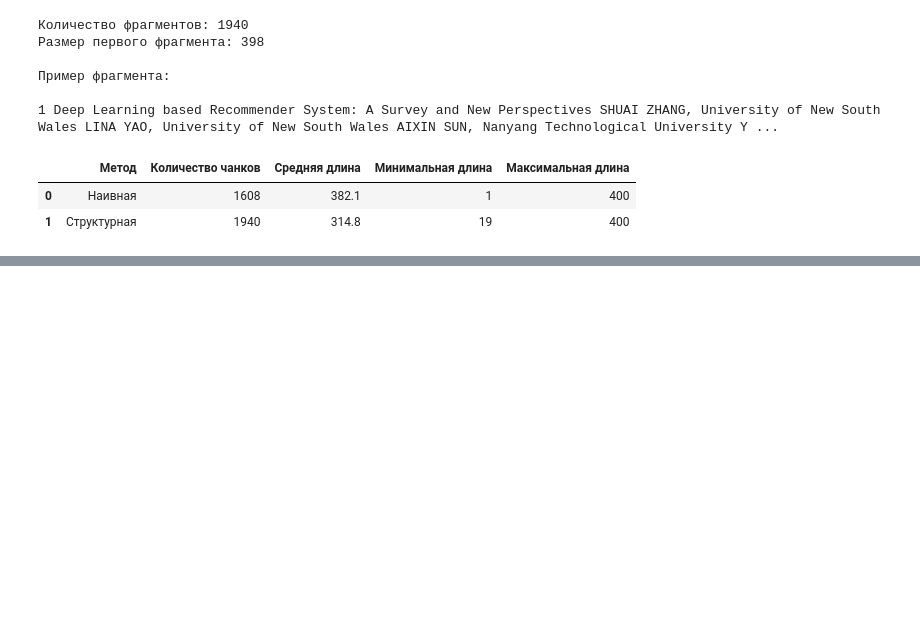
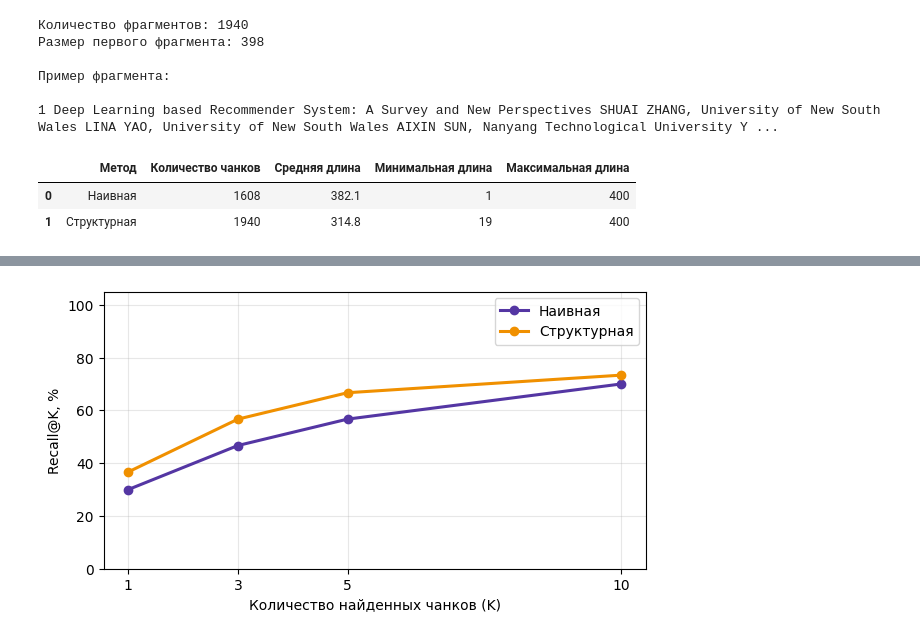
Before and after one commit to dshkkp/llm-rag-homework-02, a Jupyter notebook: homework02.ipynb, the cells around one changed output, grey strips where cells are left out. Saved outputs shown, nothing was run; the diff lists cells and outputs as text; code cells hidden in the pictures; blank space fills up the shorter version.

```diff
--- a/homework02.ipynb
+++ b/homework02.ipynb
@@ -235,0 +302,10 @@ assert len(structured_chunks) >= 300
+# %%
+def embed_cached(texts):
+    missing = list(dict.fromkeys(t for t in texts if key_of(t) not in EMB)) #set нельзя т.к. нет порядка
+    for i in range(0, len(missing), 64):
+        batch = missing[i:i+64]
+        for text, vector in zip(batch, embed_batch(batch)):
+            EMB[key_of(text)] = np.asarray(vector, dtype=np.float32)
+
+    vectors = np.stack([EMB[key_of(t)] for t in texts])
+    return vectors / np.linalg.norm(vectors, axis=1, keepdims=True)
@@ -235,0 +350,12 @@ assert len(structured_chunks) >= 300
+# %%
+def search_numpy(query_vec, vectors, k=5):
+    sims = vectors @ query_vec
+    top = np.argsort(-sims)[:k]
+    return[(int(i), float(sims[i])) for i in top]
+# %%
+print("Вопрос:", tasks[0]["question"])
+print("Правильный ответ:", tasks[0]["answer"])
+
+for i, score in search_numpy(q_vecs[0], char_vecs, 3):
+    print(round(score, 3), "|", char_chunks[i]["page"], "|", char_chunks[i]["text"][:400])
+    print()
@@ -235,0 +396,6 @@ assert len(structured_chunks) >= 300
+# %%
+curves = { "Наивная": recall_curve(char_chunks, char_vecs), "Структурная": recall_curve(structured_chunks, structured_vecs)}
+comparison = pd.DataFrame(curves).mul(100).round(1)
+comparison.index = [f"Recall@{k}" for k in comparison.index]
+comparison.index.name = "Метрика"
+comparison
@@ -235,0 +409,17 @@ assert len(structured_chunks) >= 300
+# %%
+fig, ax = plt.subplots(figsize=(7, 3.6))
+
+for (name, curve), color in zip(curves.items(), [COLORS["violet"], COLORS["amber"]]):
+    ax.plot(list(curve), [v * 100 for v in curve.values()],
+            marker="o", lw=2.2, color=color, label=name)
+
+ax.set_xlabel("Количество найденных чанков (K)")
+ax.set_ylabel("Recall@K, %")
+ax.set_xticks([1, 3, 5, 10])
+ax.set_ylim(0, 105)
+ax.legend()
+ax.grid(alpha=0.3)
+fig.savefig("img/recall.png", dpi=150, bbox_inches="tight")
+plt.show()
+# %% [output]
+[figure, added]
```
Also changed, not shown: parts of 60 cells of this notebook, 6 other files.
